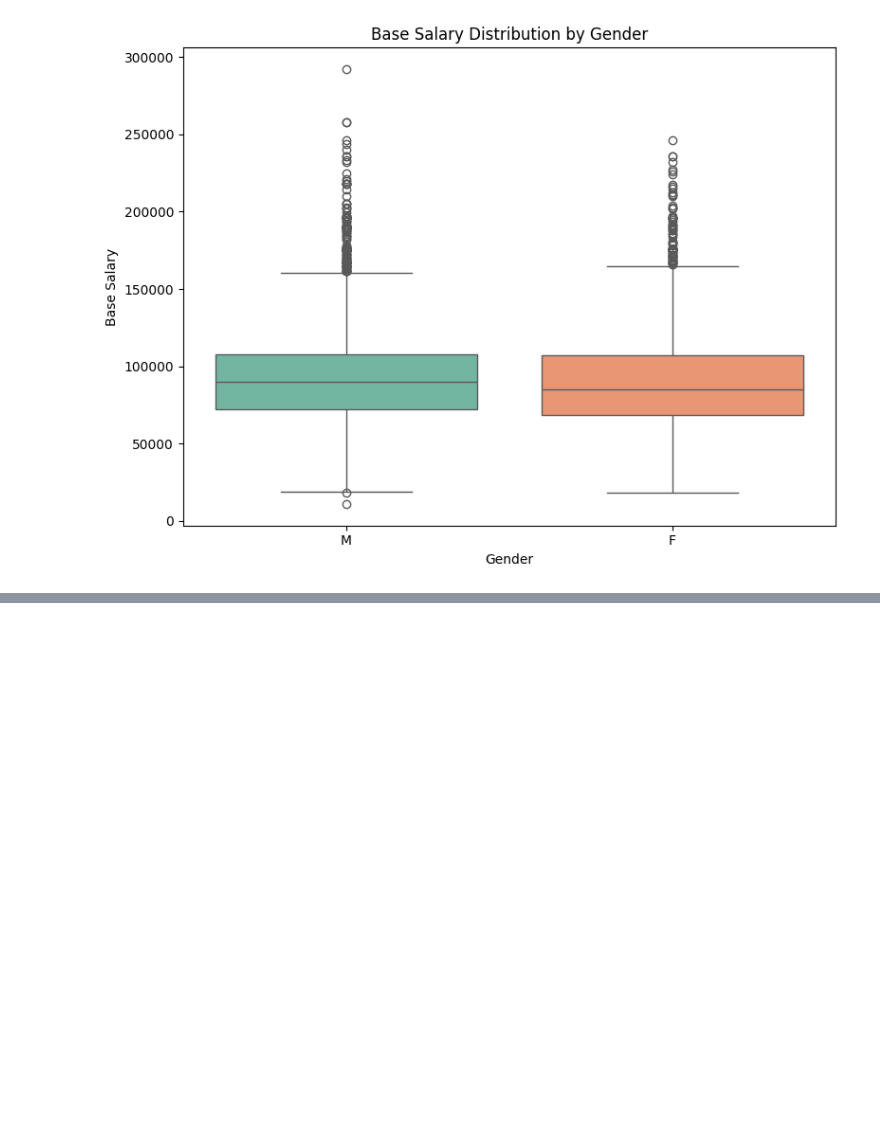
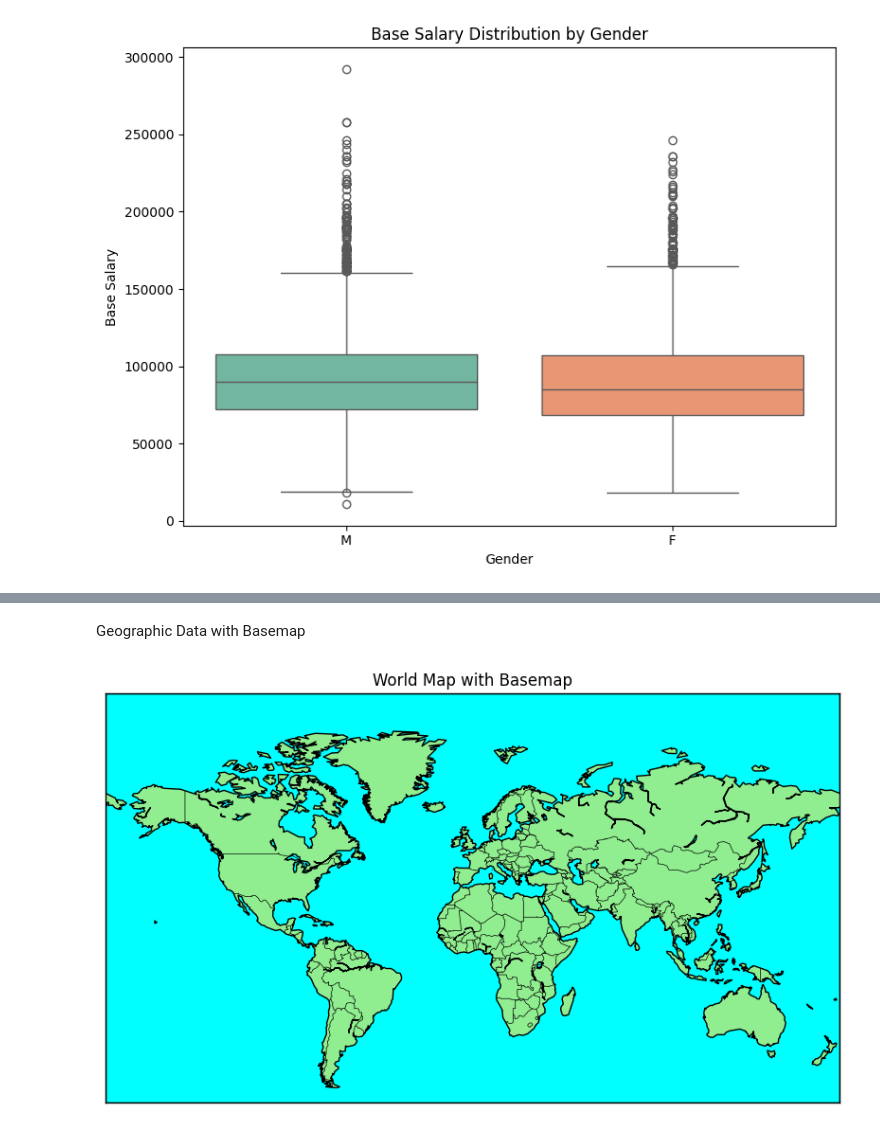
Before and after one commit to Ashishpathak78/DAV_ASSIGNMENT-169, a Jupyter notebook: DAVAssignment.ipynb, the cells around one changed output, grey strips where cells are left out. Saved outputs shown, nothing was run; the diff lists cells and outputs as text; code cells hidden in the pictures; blank space fills up the shorter version.

```diff
--- a/DAVAssignment.ipynb
+++ b/DAVAssignment.ipynb
@@ -611,0 +634,18 @@ plt.show()
+# %% [markdown]
+ Geographic Data with Basemap
+# %%
+# Basemap installation might be required: !pip install basemap
+# Sample world map plot
+from mpl_toolkits.basemap import Basemap
+
+plt.figure(figsize=(10, 6))
+m = Basemap(projection='mill', llcrnrlat=-60, urcrnrlat=90,
+            llcrnrlon=-180, urcrnrlon=180, resolution='c')
+m.drawcoastlines()
+m.drawcountries()
+m.drawmapboundary(fill_color='aqua')
+m.fillcontinents(color='lightgreen', lake_color='aqua')
+plt.title("World Map with Basemap")
+plt.show()
+# %% [output]
+[figure, added]
```
Also changed, not shown: parts of 25 cells of this notebook.
